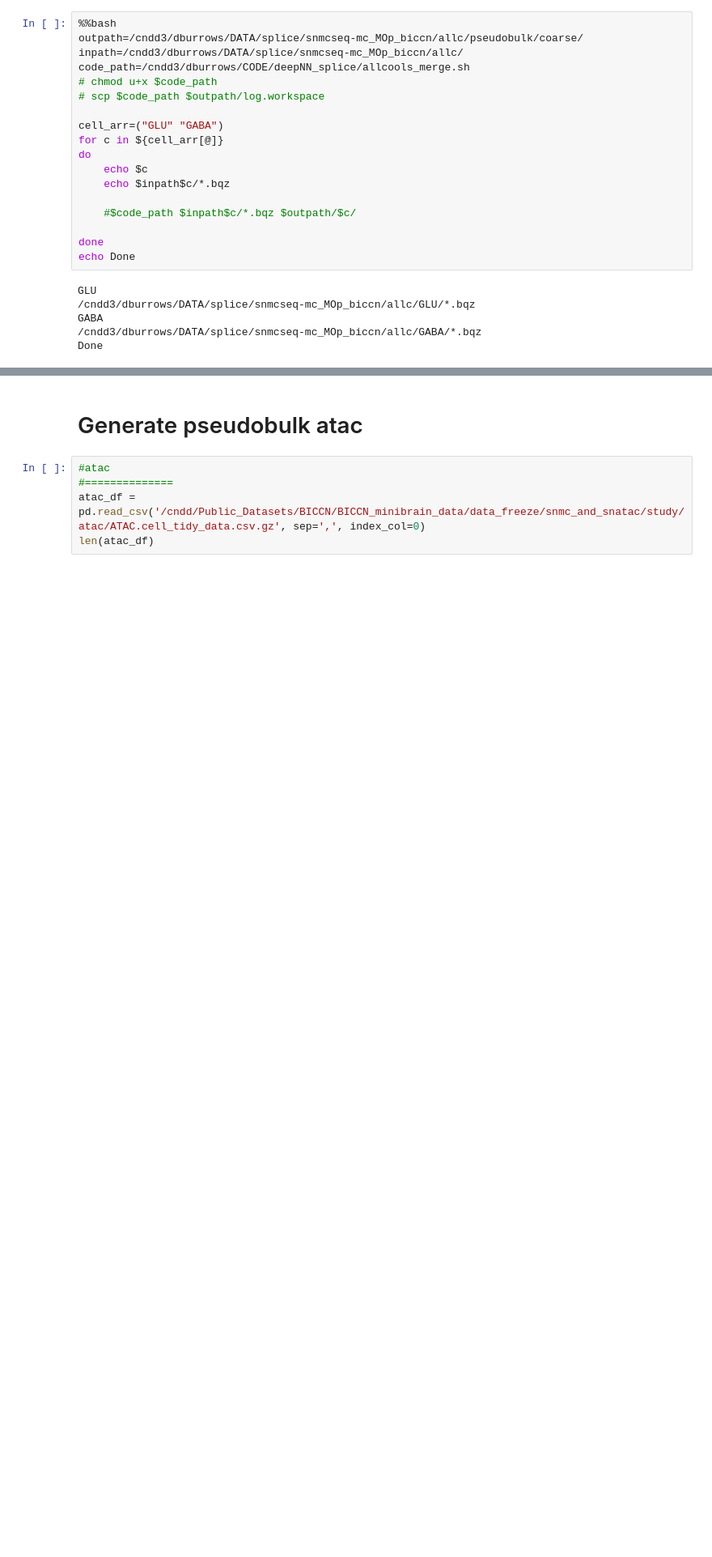
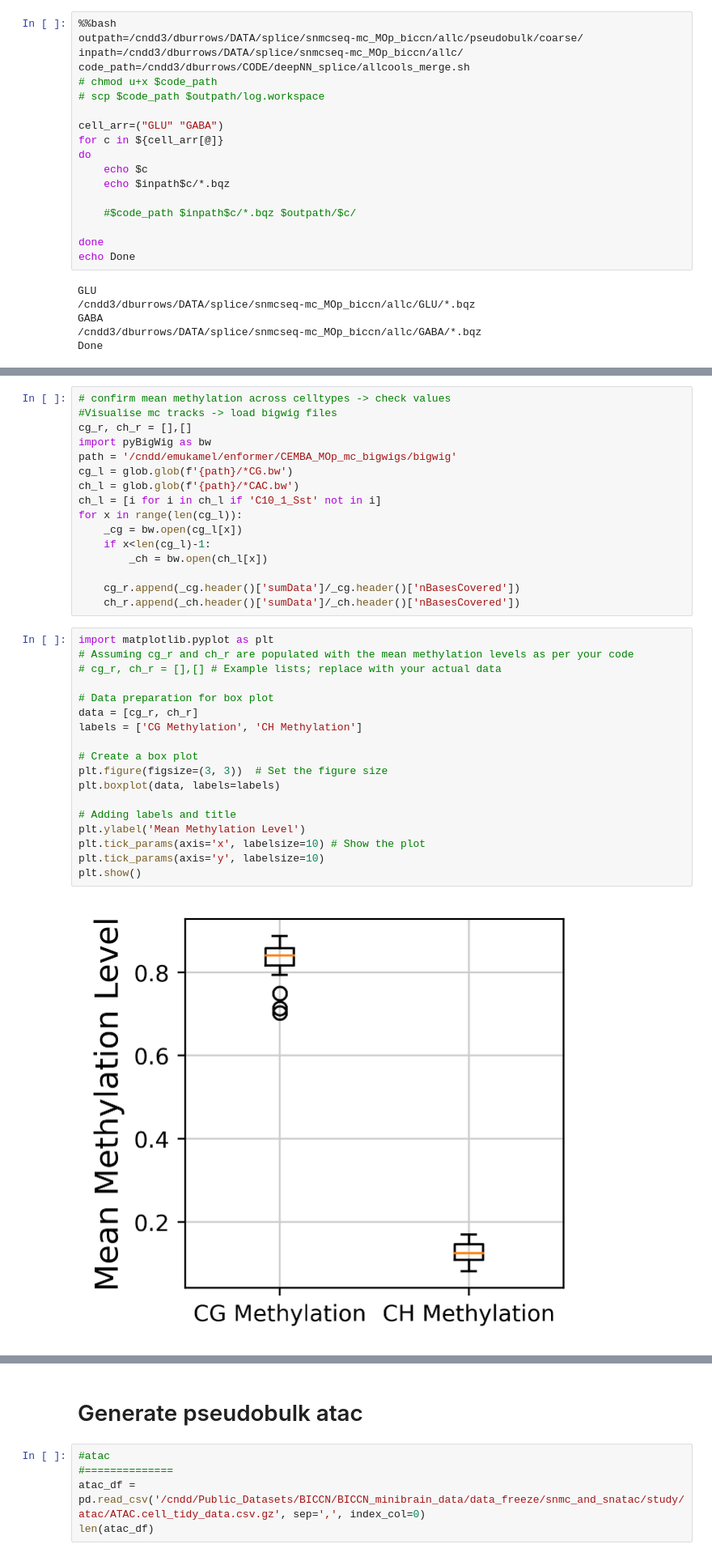
Before and after one commit to dmnburrows/deepNN_splice, a Jupyter notebook: data_process.ipynb, the cells around one changed output, grey strips where cells are left out. Shown at 81% size. Saved outputs shown, nothing was run; the diff lists cells and outputs as text; blank space fills up the shorter version.

```diff
--- a/data_process.ipynb
+++ b/data_process.ipynb
@@ -254,0 +345,36 @@ Done
+# %%
+# confirm mean methylation across celltypes -> check values
+#Visualise mc tracks -> load bigwig files
+cg_r, ch_r = [],[]
+import pyBigWig as bw
+path = '/cndd/emukamel/enformer/CEMBA_MOp_mc_bigwigs/bigwig'
+cg_l = glob.glob(f'{path}/*CG.bw')
+ch_l = glob.glob(f'{path}/*CAC.bw')
+ch_l = [i for i in ch_l if 'C10_1_Sst' not in i]
+for x in range(len(cg_l)):
+    _cg = bw.open(cg_l[x])
+    if x<len(cg_l)-1:
+        _ch = bw.open(ch_l[x])
+
+    cg_r.append(_cg.header()['sumData']/_cg.header()['nBasesCovered'])
+    ch_r.append(_ch.header()['sumData']/_ch.header()['nBasesCovered'])
+# %%
+import matplotlib.pyplot as plt
+# Assuming cg_r and ch_r are populated with the mean methylation levels as per your code
+# cg_r, ch_r = [],[] # Example lists; replace with your actual data
+
+# Data preparation for box plot
+data = [cg_r, ch_r]
+labels = ['CG Methylation', 'CH Methylation']
+
+# Create a box plot
+plt.figure(figsize=(3, 3))  # Set the figure size
+plt.boxplot(data, labels=labels)
+
+# Adding labels and title
+plt.ylabel('Mean Methylation Level')
+plt.tick_params(axis='x', labelsize=10) # Show the plot
+plt.tick_params(axis='y', labelsize=10)
+plt.show()
+# %% [output]
+[figure, added]
```
Also changed, not shown: parts of 41 cells of this notebook, 4 other files.
